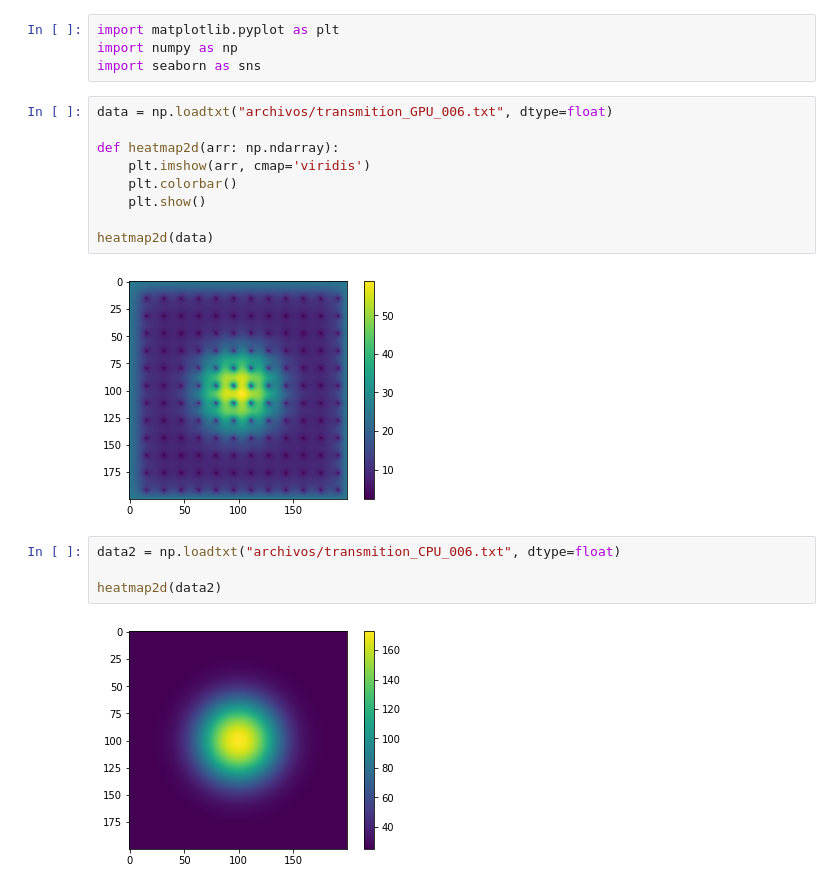
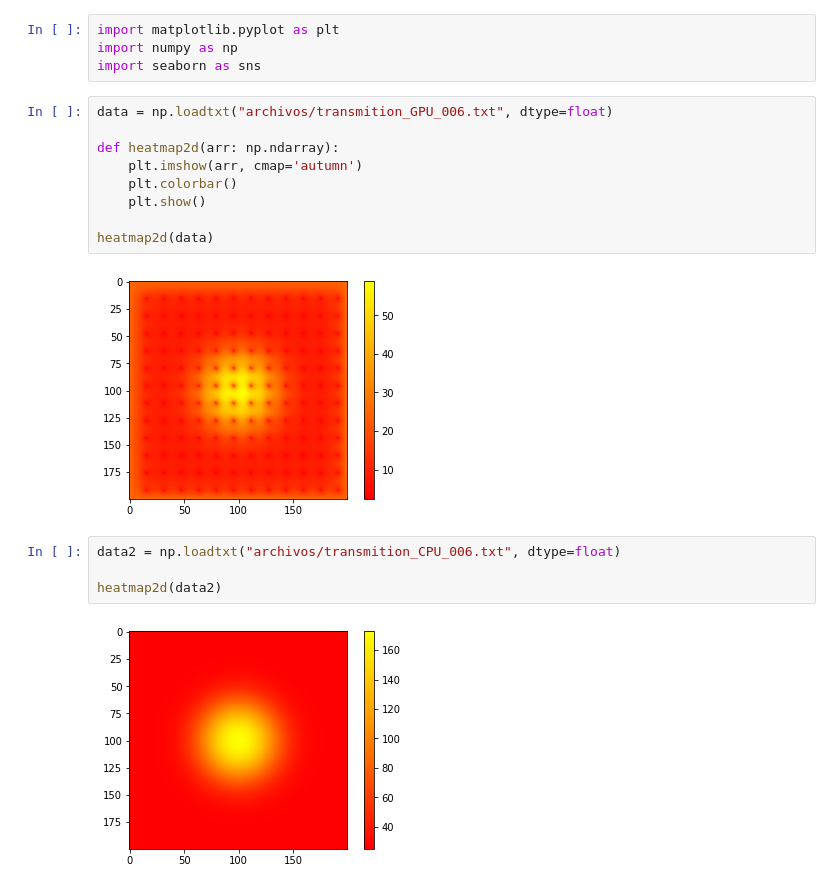
Before and after one commit to fsalas21/proyecto, a Jupyter notebook: plot.ipynb, the cells around one changed output. Saved outputs shown, nothing was run; the diff lists cells and outputs as text.

```diff
--- a/plot.ipynb
+++ b/plot.ipynb
@@ -5,17 +5,17 @@ import seaborn as sns
 # %%
 data = np.loadtxt("archivos/transmition_GPU_006.txt", dtype=float)
 
 def heatmap2d(arr: np.ndarray):
-    plt.imshow(arr, cmap='viridis')
+    plt.imshow(arr, cmap='autumn')
     plt.colorbar()
     plt.show()
 
 heatmap2d(data)
 # %% [output]
-[figure, old version]
+[figure, new version]
 # %%
 data2 = np.loadtxt("archivos/transmition_CPU_006.txt", dtype=float)
 
 heatmap2d(data2)
 # %% [output]
-[figure, old version]
+[figure, new version]
```
Also changed, not shown: parts of 1 cell of this notebook, 11 other files.
